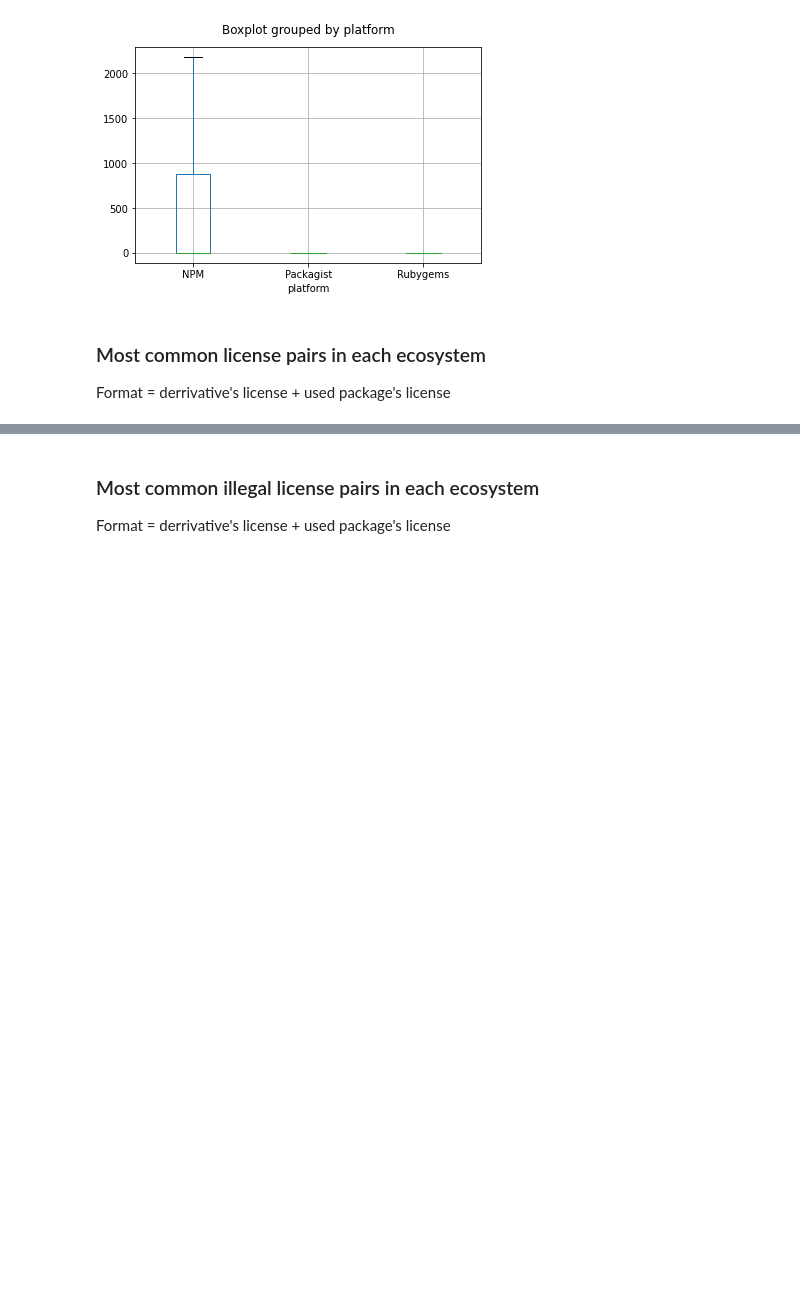
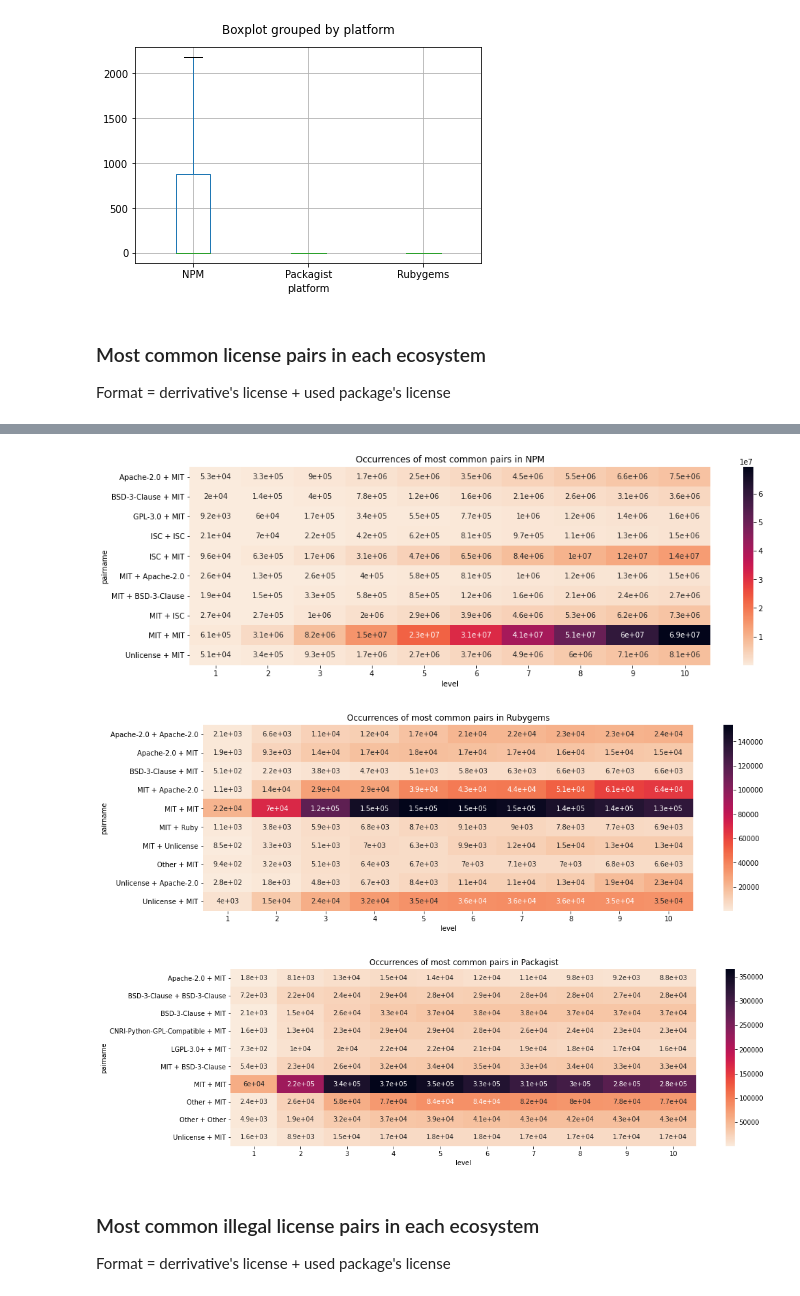
Before and after one commit to IlyasMakari/license-research, a Jupyter notebook: License exploration.ipynb, the cells around one changed output, grey strips where cells are left out. Saved outputs shown, nothing was run; the diff lists cells and outputs as text; code cells hidden in the pictures; blank space fills up the shorter version.

```diff
--- a/License exploration.ipynb
+++ b/License exploration.ipynb
@@ -288,3 +314,16 @@ common_pairs()
+# %%
+tmp = levels_df.groupby(['level', 'platform', 'licenses', 'dep_licenses']).size().reset_index().rename(columns={0:'count'}).sort_values(by='count', ascending=False)
+tmp["pairname"] = tmp["licenses"] + " + " + tmp["dep_licenses"]
+# %%
+for platform in platforms:
+    plt.figure(figsize = (16,5))
+    ax = sns.heatmap(tmp.query(f'platform == "{platform}"')[tmp.query(f'platform == "{platform}"').pairname.isin(top_pairs.query(f'platform == "{platform}"').head(10).pairname)].pivot(index='pairname', columns='level', values='count').fillna(0), annot=True, cmap=sns.cm.rocket_r)
+    ax.set_title(f'Occurrences of most common pairs in {platform}')
+    plt.show()
+# %% [output]
+[figure, added]
+[figure, added]
+[figure, added]
 # %% [markdown]
 ### Most common illegal license pairs in each ecosystem
 Format = derrivative's license + used package's license
```
Also changed, not shown: parts of 27 cells of this notebook.
